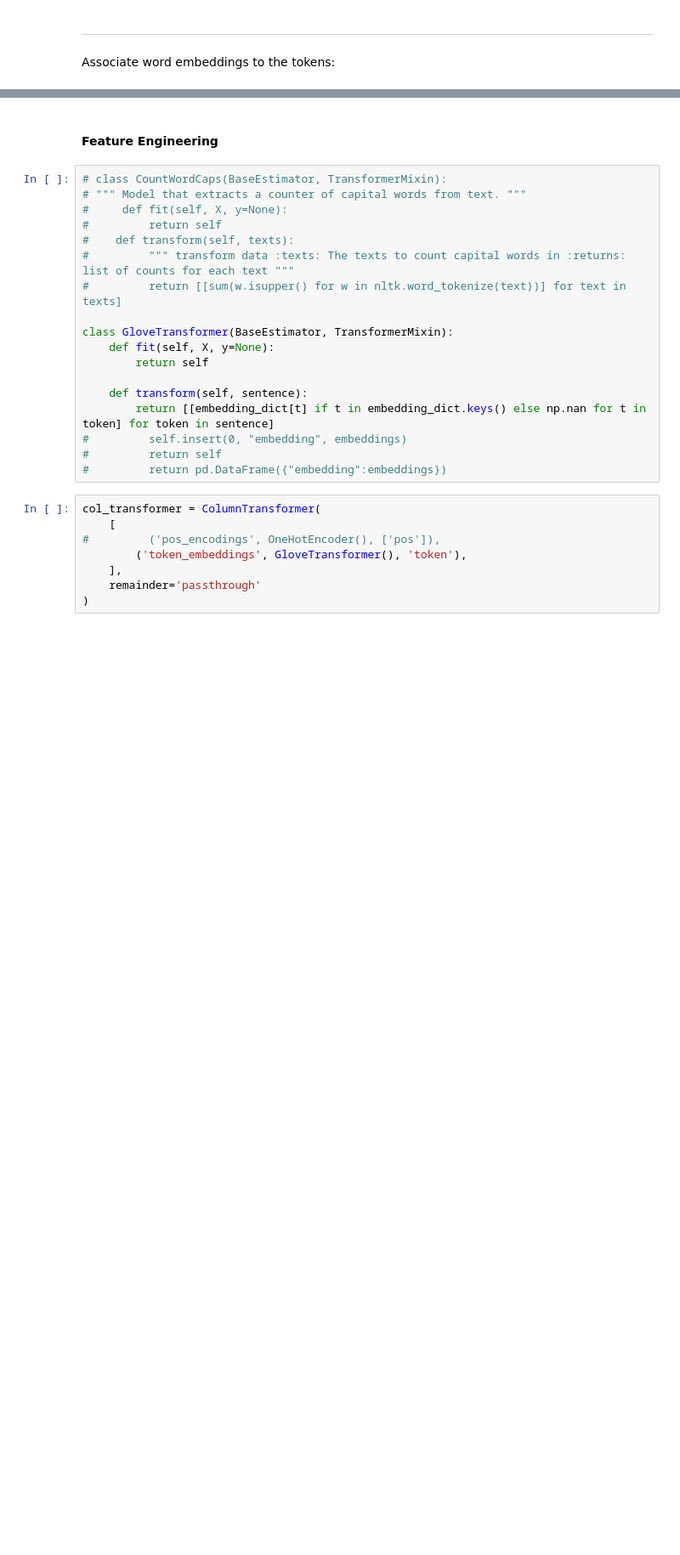
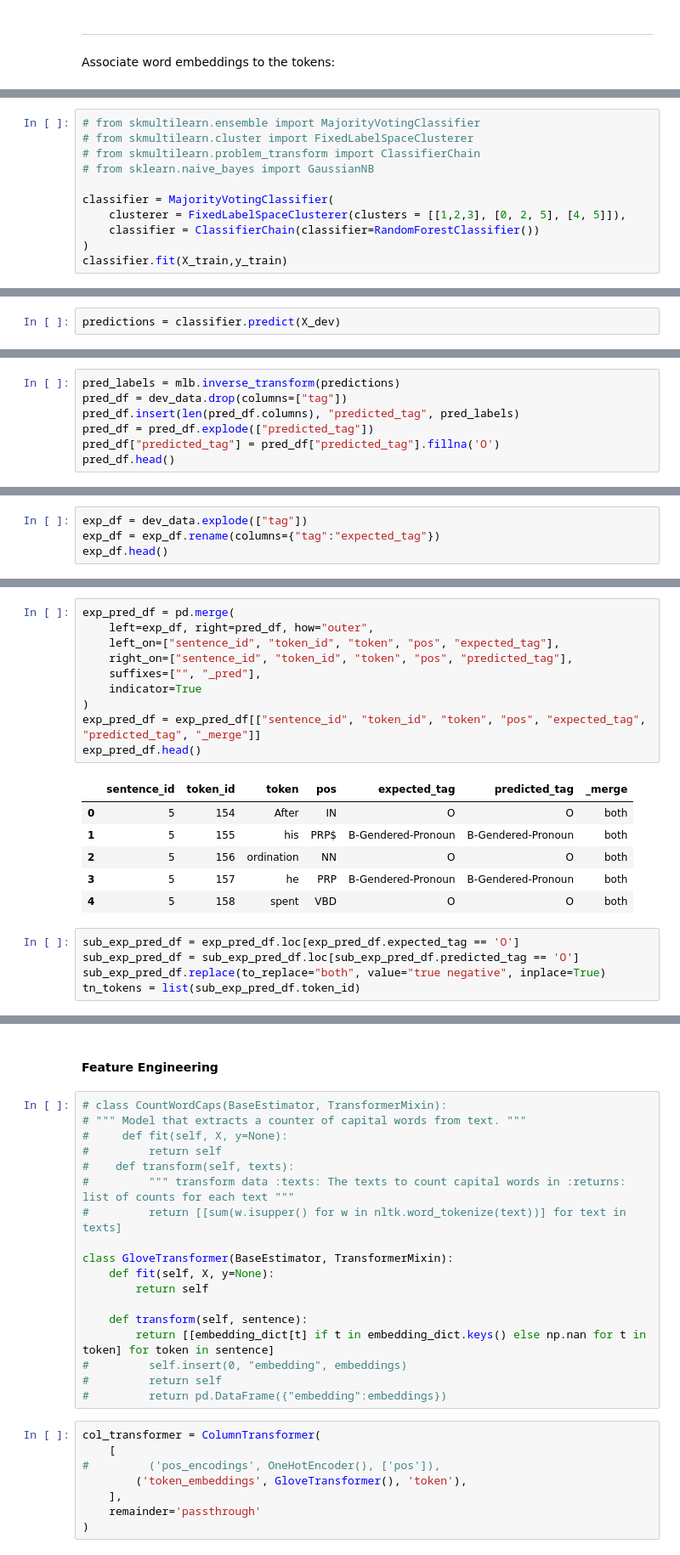
Before and after one commit to thegoose20/gender-bias, a Jupyter notebook: token_classification/BaselineTokenClassifiers.ipynb, the cells around one changed output, grey strips where cells are left out. Shown at 85% size. Drawn from its saved outputs; the diff is of its cells as text; blank space fills up the shorter version.

Commit message:
Started multilabel classification with majority voting classifie+chain of random forests

```diff
--- a/token_classification/BaselineTokenClassifiers.ipynb
+++ b/token_classification/BaselineTokenClassifiers.ipynb
@@ -313,0 +341,11 @@ for token in unique_train_tokens:
+# %%
+# from skmultilearn.ensemble import MajorityVotingClassifier
+# from skmultilearn.cluster import FixedLabelSpaceClusterer
+# from skmultilearn.problem_transform import ClassifierChain
+# from sklearn.naive_bayes import GaussianNB
+
+classifier = MajorityVotingClassifier(
+    clusterer = FixedLabelSpaceClusterer(clusters = [[1,2,3], [0, 2, 5], [4, 5]]),
+    classifier = ClassifierChain(classifier=RandomForestClassifier())
+)
+classifier.fit(X_train,y_train)
@@ -313,0 +359,2 @@ for token in unique_train_tokens:
+# %%
+predictions = classifier.predict(X_dev)
@@ -313,0 +367,7 @@ for token in unique_train_tokens:
+# %%
+pred_labels = mlb.inverse_transform(predictions)
+pred_df = dev_data.drop(columns=["tag"])
+pred_df.insert(len(pred_df.columns), "predicted_tag", pred_labels)
+pred_df = pred_df.explode(["predicted_tag"])
+pred_df["predicted_tag"] = pred_df["predicted_tag"].fillna('O')
+pred_df.head()
@@ -313,0 +381,4 @@ for token in unique_train_tokens:
+# %%
+exp_df = dev_data.explode(["tag"])
+exp_df = exp_df.rename(columns={"tag":"expected_tag"})
+exp_df.head()
@@ -313,0 +392,22 @@ for token in unique_train_tokens:
+# %%
+exp_pred_df = pd.merge(
+    left=exp_df, right=pred_df, how="outer",
+    left_on=["sentence_id", "token_id", "token", "pos", "expected_tag"],
+    right_on=["sentence_id", "token_id", "token", "pos", "predicted_tag"],
+    suffixes=["", "_pred"],
+    indicator=True
+)
+exp_pred_df = exp_pred_df[["sentence_id", "token_id", "token", "pos", "expected_tag", "predicted_tag", "_merge"]]
+exp_pred_df.head()
+# %% [output]
+|  | sentence_id | token_id | token | pos | expected_tag | predicted_tag | _merge |
+| 0 | 5 | 154 | After | IN | O | O | both |
+| 1 | 5 | 155 | his | PRP$ | B-Gendered-Pronoun | B-Gendered-Pronoun | both |
+| 2 | 5 | 156 | ordination | NN | O | O | both |
+| 3 | 5 | 157 | he | PRP | B-Gendered-Pronoun | B-Gendered-Pronoun | both |
+| 4 | 5 | 158 | spent | VBD | O | O | both |
+# %%
+sub_exp_pred_df = exp_pred_df.loc[exp_pred_df.expected_tag == 'O']
+sub_exp_pred_df = sub_exp_pred_df.loc[sub_exp_pred_df.predicted_tag == 'O']
+sub_exp_pred_df.replace(to_replace="both", value="true negative", inplace=True)
+tn_tokens = list(sub_exp_pred_df.token_id)
```
Also changed, not shown: parts of 59 cells of this notebook, 2 other files.
